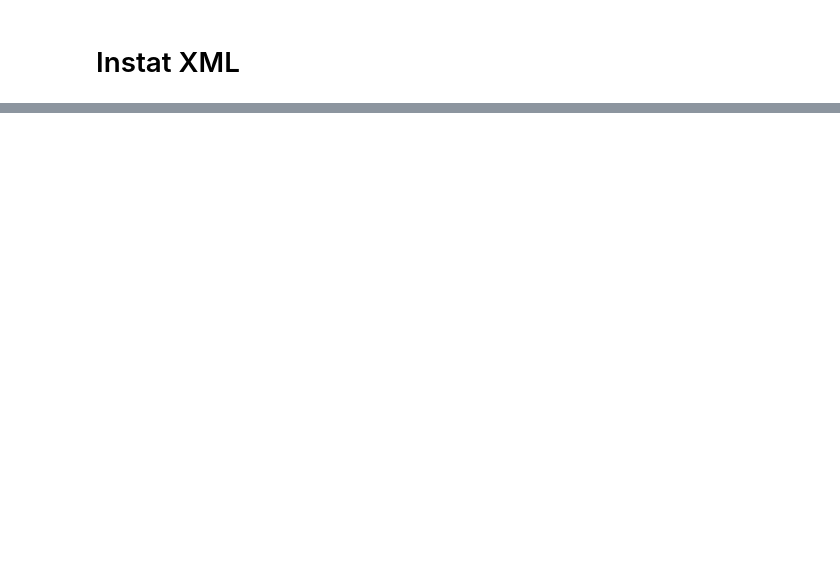
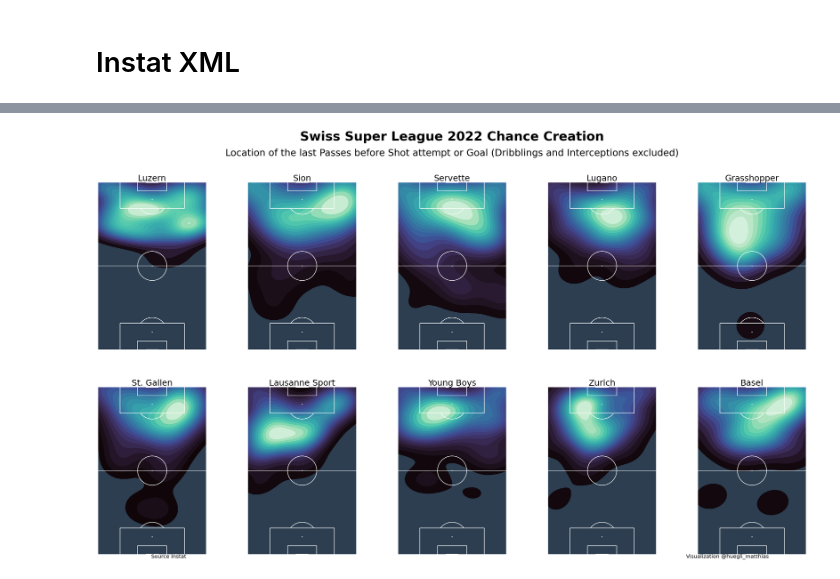
Before and after one commit to keepertrainer78698/youth-base, a Jupyter notebook: goalkeeping/int-goalkeeping/events.ipynb, the cells around one changed output, grey strips where cells are left out. Drawn from its saved outputs; the diff is of its cells as text; code cells hidden in the pictures; blank space fills up the shorter version.

Commit message:
added grid plot for chance creation

```diff
--- a/goalkeeping/int-goalkeeping/events.ipynb
+++ b/goalkeeping/int-goalkeeping/events.ipynb
@@ -457,3 +370,8 @@ df = df.astype(data_types_dict)
+# %%
+# Action variables
+shot_outcome_actions = ['Wide shot', 'Shot on target', 'Shot into the bar/post', 'Goals']
+goal_situations = ['Assists', 'Goals', 'Free-kick attacks', 'penalty attack']
+gk_actions = ['Wide shot (Goalkeepers)', 'Shot on target (saved)', 'Goals conceded']
 # %%
 shots = df[df['action'] == 'Shots'].reset_index()
 
@@ -726,0 +454,6 @@ plt.scatter(instat_goals['x_shot'], instat_goals['y_shot'], color=hue_color)
+# %%
+chance_creation = pd.concat([shot_creation, goal_creation]).reset_index()
+passing = chance_creation[chance_creation['action'].isin(['Passes accurate', 'Passes (inaccurate)', 'Assists'])]
+passing_deviation = passing['time_diff'].mean() + (passing['time_diff'].std() * -3)
+passing = passing[passing['time_diff'] >= passing_deviation]
+passing.to_csv('/Users/matthiashugli/Dropbox/bucket/super-league-stats/chance_creation_passes.csv')
@@ -726,0 +488,28 @@ plt.scatter(instat_goals['x_shot'], instat_goals['y_shot'], color=hue_color)
+# %%
+from mplsoccer import VerticalPitch
+from matplotlib.colors import LinearSegmentedColormap
+
+pearl_earring_cmap = LinearSegmentedColormap.from_list("Pearl Earring - 10 colors",
+                                                       ['#15242e', '#4393c4'], N=10)
+
+team = passing['attacking_team'].unique()
+passing['x_pos_assist'] = passing['y_pos_ass']
+passing['y_pos_assist'] = passing['x_pos_ass']
+
+pitch = VerticalPitch(pitch_color='#2C3E50', line_color='#FFFFFF', pitch_type='uefa', line_zorder=2)
+fig, axes = pitch.grid(nrows=2, ncols=5, space=0.1, figheight=20,
+                      title_height=0, endnote_height=0,  # no title/ endnote
+                      grid_width=0.9, grid_height=0.98, bottom=0.01, left=0.05)
+for i, ax in enumerate(axes['pitch'].flat):
+    ax.set(xlim=(0,68), ylim=(0,105))
+    sns.kdeplot(data=passing[passing['attacking_team'] == team[i]], x='x_pos_assist', y='y_pos_assist', fill=True, ax=ax, shade=True, levels=20, cmap='mako')
+    #hexbin = pitch.hexbin(passing['x_pos_assist'], passing['y_pos_assist'], edgecolors='#122c3d', ax=ax, gridsize=(8, 8), cmap=pearl_earring_cmap)
+    ax.set_title(team[i], fontsize=32)
+fig.text(0.5, 1.1, 'Swiss Super League 2022 Chance Creation', ha='center', fontsize=48, fontweight='bold')
+fig.text(0.5, 1.06, 'Location of the last Passes before Shot attempt or Goal (Dribblings and Interceptions excluded)', ha='center', fontsize=36)
+fig.text(0.12, 0.001, 'Source Instat', ha='left', fontsize=20)
+fig.text(0.9, 0.001, 'Visualization @huegli_matthias', ha='right', fontsize=20)
+
+plt.show()
+# %% [output]
+[figure, added]
```
Also changed, not shown: parts of 40 cells of this notebook, 3 other files.
